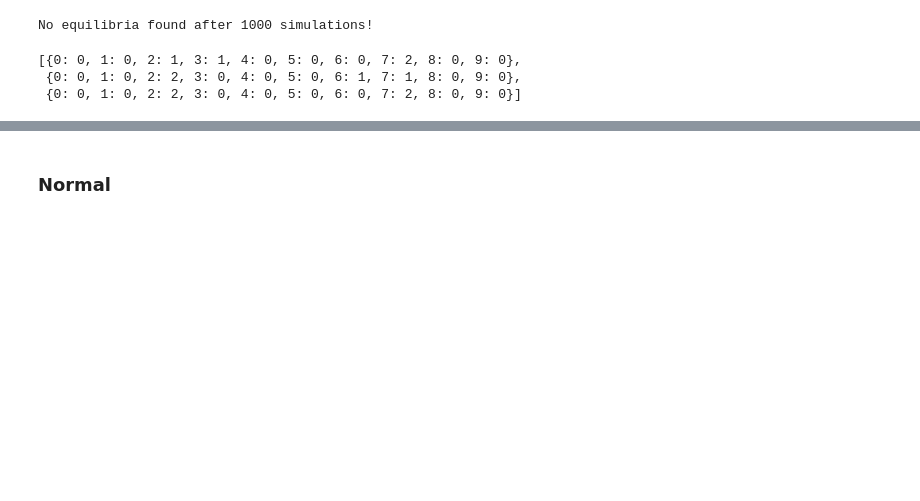
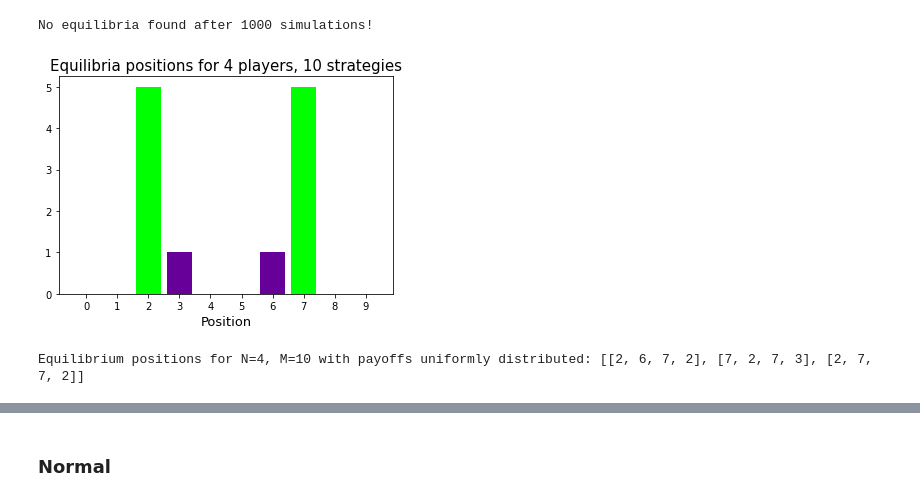
Before and after one commit to l-khali/project_1_election_game, a Jupyter notebook: iterative_method_results.ipynb, the cells around one changed output, grey strips where cells are left out. Saved outputs shown, nothing was run; the diff lists cells and outputs as text; code cells hidden in the pictures; blank space fills up the shorter version.

```diff
--- a/iterative_method_results.ipynb
+++ b/iterative_method_results.ipynb
@@ -12,9 +15,11 @@ iterative_method_functions.election_equilibrium(3,10)
 # %% [output]
 No equilibria found after 1000 simulations!
 # %%
-iterative_method_functions.election_equilibrium(4,10)
+eq4 = iterative_method_functions.election_equilibrium(4,10)
 # %% [output]
-[{0: 0, 1: 0, 2: 1, 3: 1, 4: 0, 5: 0, 6: 0, 7: 2, 8: 0, 9: 0},
- {0: 0, 1: 0, 2: 2, 3: 0, 4: 0, 5: 0, 6: 1, 7: 1, 8: 0, 9: 0},
- {0: 0, 1: 0, 2: 2, 3: 0, 4: 0, 5: 0, 6: 0, 7: 2, 8: 0, 9: 0}]
+[figure, added]
+# %%
+print(f"Equilibrium positions for N=4, M=10 with payoffs uniformly distributed: {eq4}")
+# %% [output]
+Equilibrium positions for N=4, M=10 with payoffs uniformly distributed: [[2, 6, 7, 2], [7, 2, 7, 3], [2, 7, 7, 2]]
 # %%
```
Also changed, not shown: parts of 29 cells of this notebook, 2 other files.
